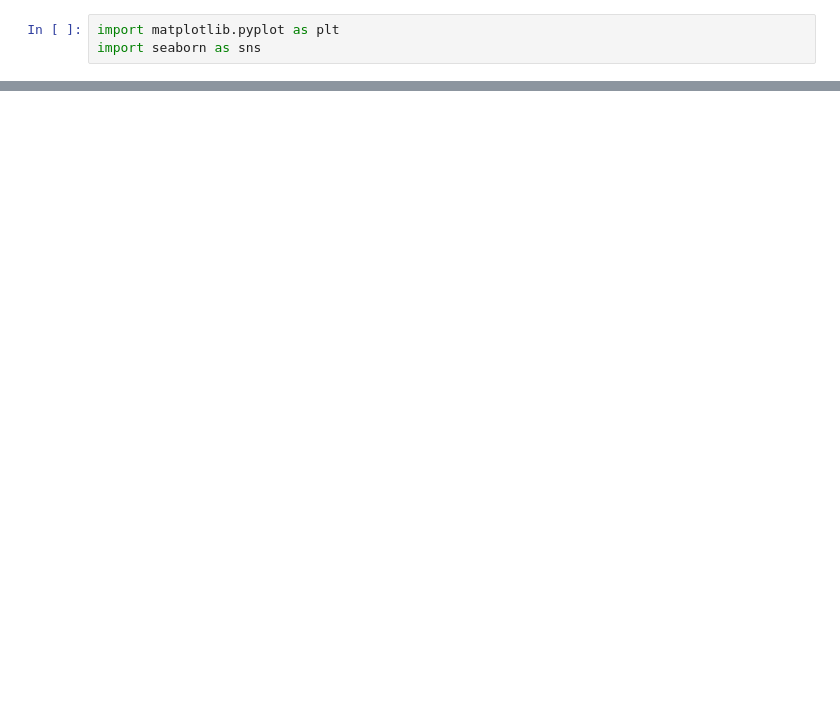
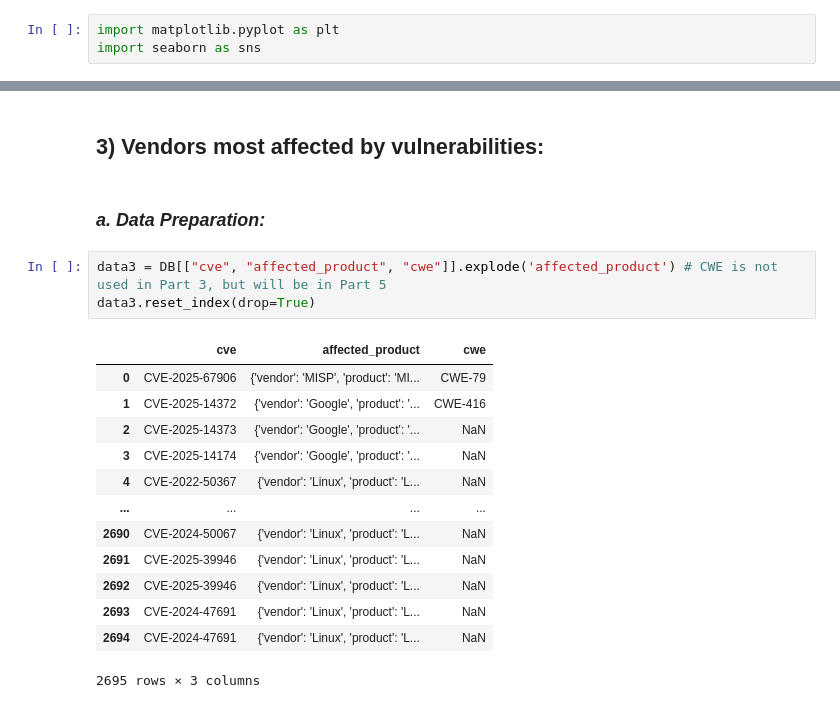
Before and after one commit to Azelout/AlertANSSI, a Jupyter notebook: notebooks/data_analysis_en.ipynb, the cells around one changed output, grey strips where cells are left out. Cells and saved outputs as stored; diff of their text form; blank space fills up the shorter version.

```diff
--- a/notebooks/data_analysis_en.ipynb
+++ b/notebooks/data_analysis_en.ipynb
@@ -375,0 +525,21 @@ plt.ylabel("Occurrence")
+# %% [markdown]
+## 3) Vendors most affected by vulnerabilities:
+# %% [markdown]
+### *a. Data Preparation:*
+# %%
+data3 = DB[["cve", "affected_product", "cwe"]].explode('affected_product') # CWE is not used in Part 3, but will be in Part 5
+data3.reset_index(drop=True)
+# %% [output]
+|  | cve | affected_product | cwe |
+| 0 | CVE-2025-67906 | {'vendor': 'MISP', 'product': 'MI... | CWE-79 |
+| 1 | CVE-2025-14372 | {'vendor': 'Google', 'product': '... | CWE-416 |
+| 2 | CVE-2025-14373 | {'vendor': 'Google', 'product': '... | NaN |
+| 3 | CVE-2025-14174 | {'vendor': 'Google', 'product': '... | NaN |
+| 4 | CVE-2022-50367 | {'vendor': 'Linux', 'product': 'L... | NaN |
+| ... | ... | ... | ... |
+| 2690 | CVE-2024-50067 | {'vendor': 'Linux', 'product': 'L... | NaN |
+| 2691 | CVE-2025-39946 | {'vendor': 'Linux', 'product': 'L... | NaN |
+| 2692 | CVE-2025-39946 | {'vendor': 'Linux', 'product': 'L... | NaN |
+| 2693 | CVE-2024-47691 | {'vendor': 'Linux', 'product': 'L... | NaN |
+| 2694 | CVE-2024-47691 | {'vendor': 'Linux', 'product': 'L... | NaN |
+2695 rows × 3 columns
```
Also changed, not shown: parts of 39 cells of this notebook, 1 other file.
